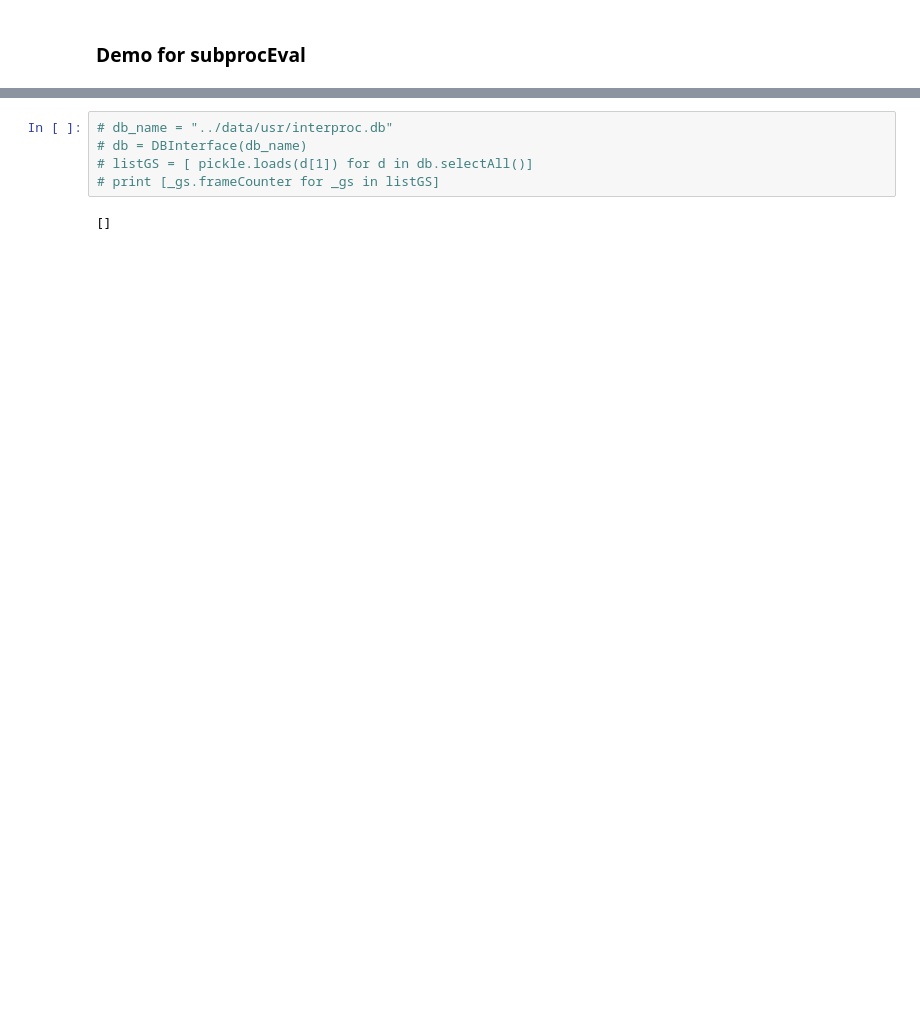
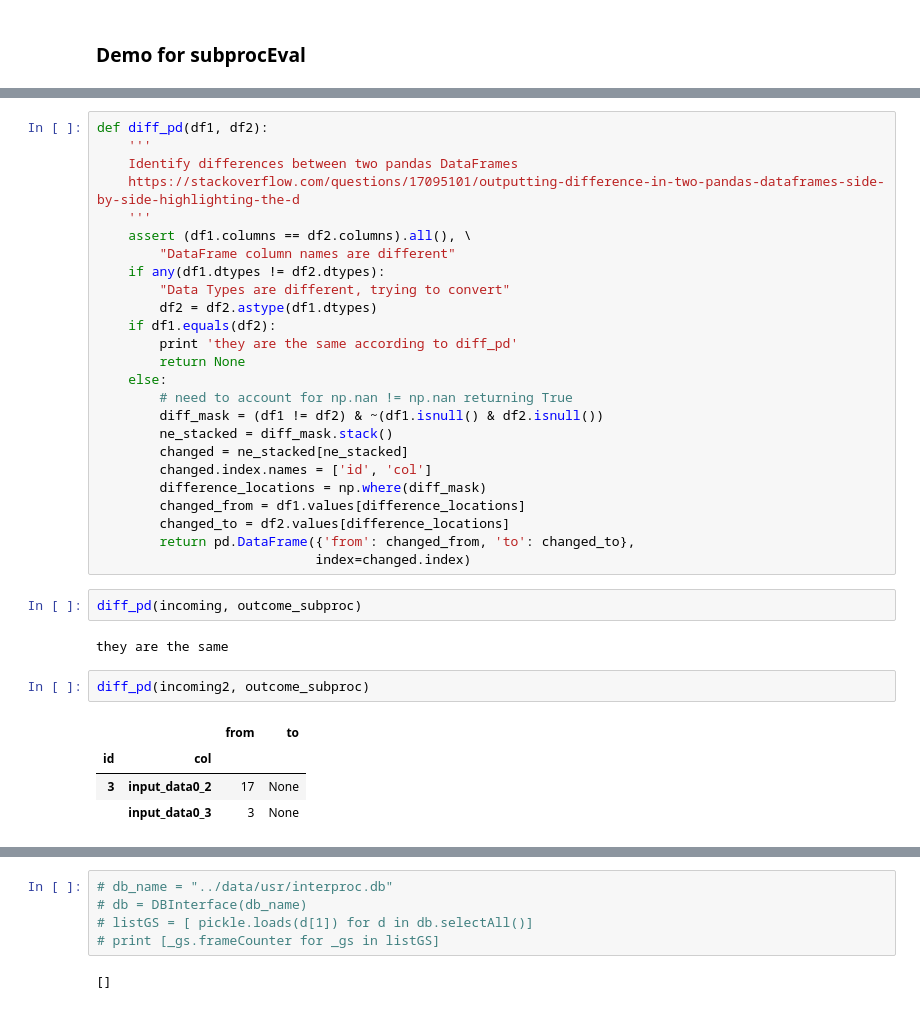
Before and after one commit to sutt/ppd, a Jupyter notebook: books/eval-module-3.ipynb, the cells around one changed output, grey strips where cells are left out. Cells and saved outputs as stored; diff of their text form; blank space fills up the shorter version.

```diff
--- a/books/eval-module-3.ipynb
+++ b/books/eval-module-3.ipynb
@@ -151,0 +347,36 @@ outcome_subproc = subprocEval(db_pathfn = 'data/test/evalhelpers/EvalDataset/tmp
+# %%
+def diff_pd(df1, df2):
+    '''
+    Identify differences between two pandas DataFrames
+    https://stackoverflow.com/questions/17095101/outputting-difference-in-two-pandas-dataframes-side-by-side-highlighting-the-d
+    '''
+    assert (df1.columns == df2.columns).all(), \
+        "DataFrame column names are different"
+    if any(df1.dtypes != df2.dtypes):
+        "Data Types are different, trying to convert"
+        df2 = df2.astype(df1.dtypes)
+    if df1.equals(df2):
+        print 'they are the same according to diff_pd'
+        return None
+    else:
+        # need to account for np.nan != np.nan returning True
+        diff_mask = (df1 != df2) & ~(df1.isnull() & df2.isnull())
+        ne_stacked = diff_mask.stack()
+        changed = ne_stacked[ne_stacked]
+        changed.index.names = ['id', 'col']
+        difference_locations = np.where(diff_mask)
+        changed_from = df1.values[difference_locations]
+        changed_to = df2.values[difference_locations]
+        return pd.DataFrame({'from': changed_from, 'to': changed_to},
+                            index=changed.index)
+# %%
+diff_pd(incoming, outcome_subproc)
+# %% [output]
+they are the same
+# %%
+diff_pd(incoming2, outcome_subproc)
+# %% [output]
+|  |  | from | to |
+| id | col |  |  |
+| 3 | input_data0_2 | 17 | None |
+|  | input_data0_3 | 3 | None |
```
Also changed, not shown: parts of 39 cells of this notebook, 1 other file.
